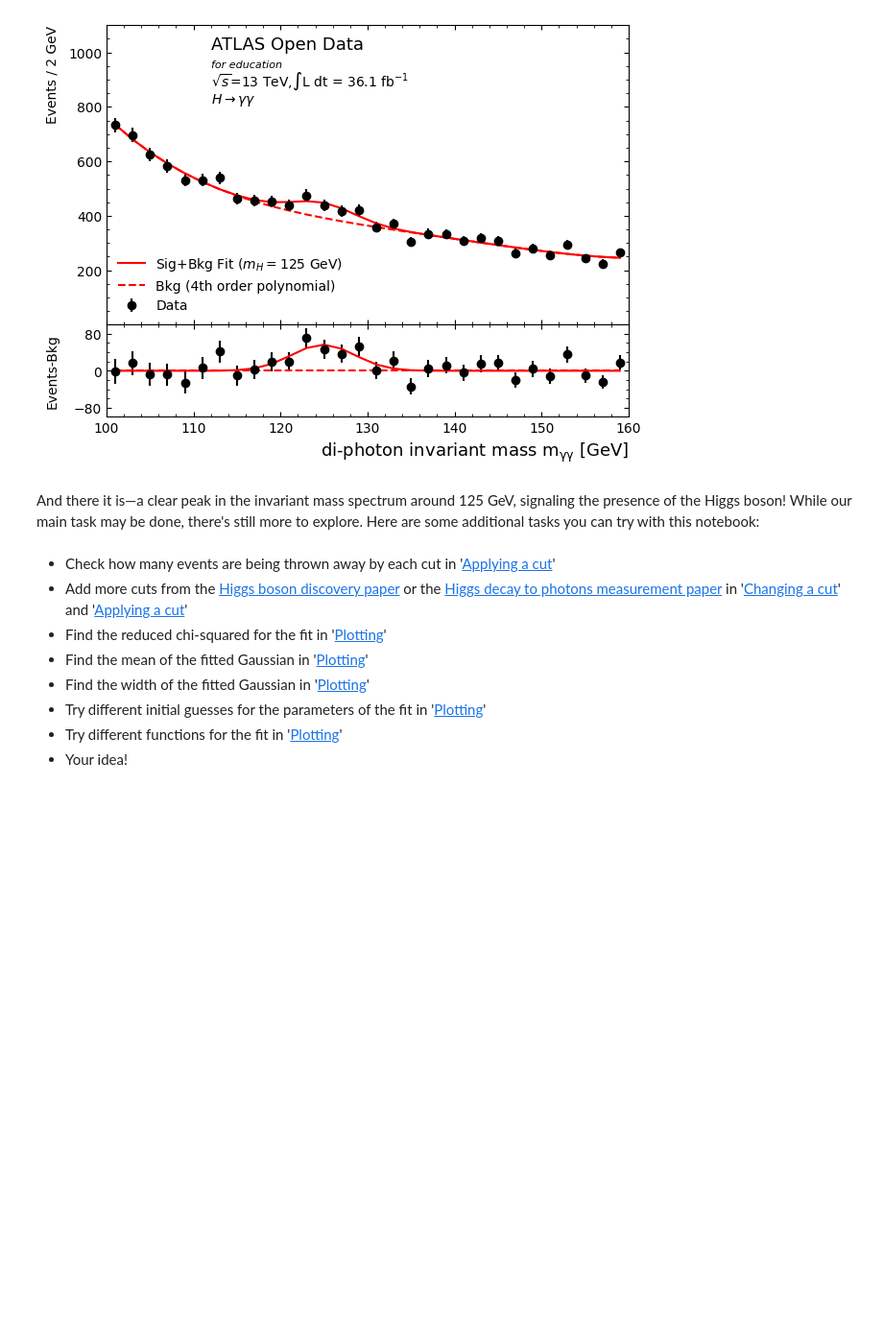
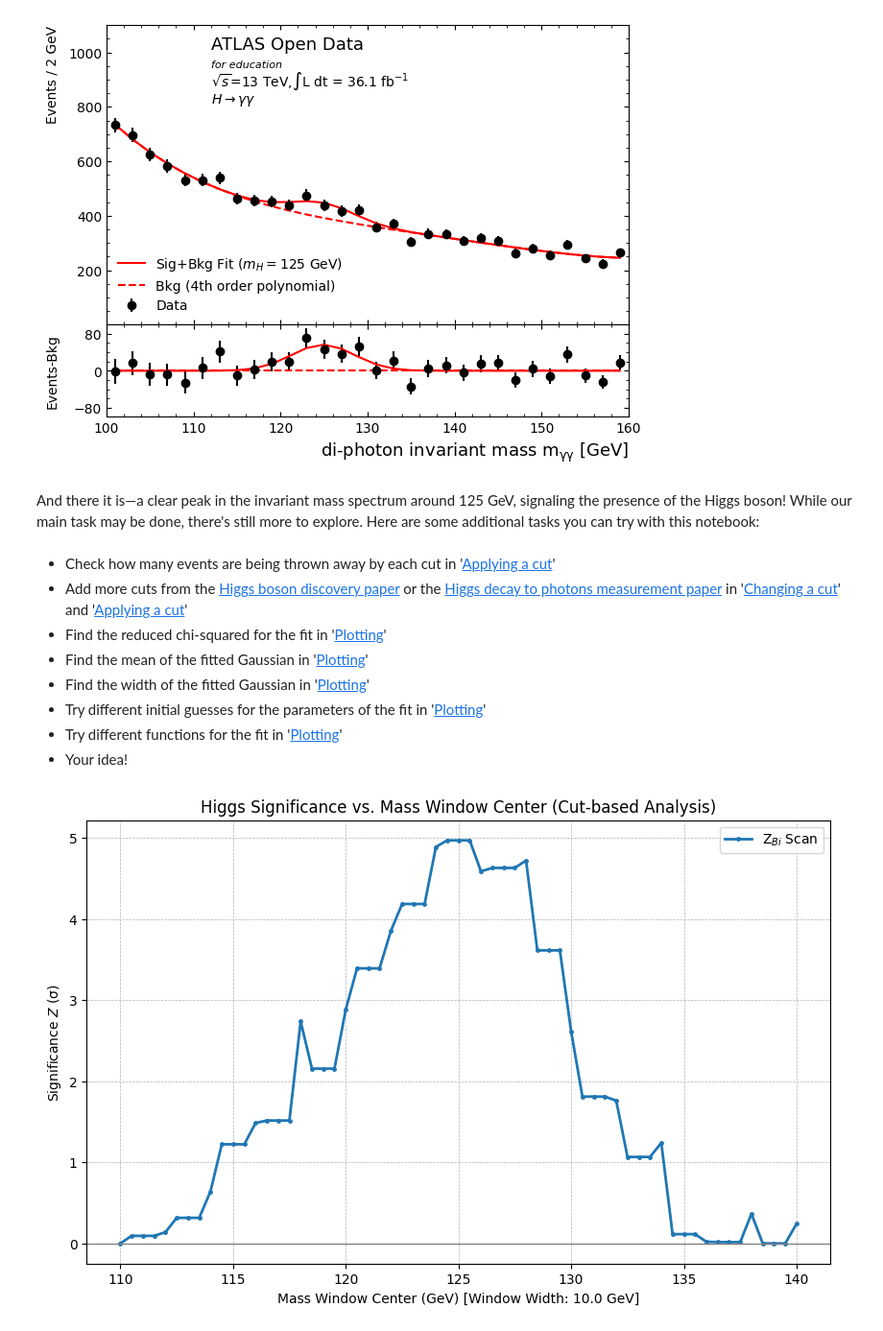
Before and after one commit to DevXinHuang/higgs_lovers, a Jupyter notebook: HyyAnalysisNew.ipynb, the cells around one changed output. Shown at 96% size. Drawn from its saved outputs; the diff is of its cells as text; code cells hidden in the pictures; blank space fills up the shorter version.

Commit message:
got the code to calculate Z value close to 5 sigmal

```diff
--- a/HyyAnalysisNew.ipynb
+++ b/HyyAnalysisNew.ipynb
@@ -640,3 +650,100 @@ And there it is—a clear peak in the invariant mass spectrum around 125 GeV, si
 * Try different initial guesses for the parameters of the fit in '[Plotting](#plotting)'
 * Try different functions for the fit in '[Plotting](#plotting)'
 * Your idea!
+# %%
+import numpy as np
+import matplotlib.pyplot as plt
+
+# 1) Define Z_bi function (Poonen-Bi formula for significance)
+def Z_bi(S, B):
+    # S: Number of signal events
+    # B: Number of background events
+    if B <= 0:
+        # If B is zero (or negative, though unlikely for counts), significance can be problematic.
+        # If S > 0 and B = 0, significance is theoretically infinite.
+        # For plotting or practical purposes, might return a large number or handle as special case.
+        # Here, returning S if B=0 and S>0 (approx for Poisson S events, 0 bkg), or 0 if S=0.
+        return S if S > 0 else 0.0
+    if S < 0: # Signal count should not be negative for this formula
+        S = 0.0 # Treat as no signal if data is below background
+    val_inside_log = 1 + S / B
+    term1 = (S + B) * np.log(val_inside_log)
+    # Ensure the argument of sqrt is non-negative due to potential floating point inaccuracies
+    sqrt_arg = 2 * (term1 - S)
+    return np.sqrt(max(0, sqrt_arg))
+
+# Ensure data_x, background, and bin_centres are available from previous cells.
+# These are typically defined in the cell performing the fit (e.g., cell 'de0d1f68').
+# data_x: histogram counts for all_data['mass']
+# background: polynomial background fit evaluated at bin_centres
+# bin_centres: centers of the histogram bins
+
+if 'data_x' not in globals() or 'background' not in globals() or 'bin_centres' not in globals():
+    print("Error: 'data_x', 'background', or 'bin_centres' not defined. \nPlease ensure the cell that calculates the data histogram and background fit (e.g., cell 'de0d1f68') has been run.")
+else:
+    # 2) Scan mass window centers
+    window_width = 10.0  # GeV, e.g., a fixed width like [120, 130] GeV implies a 10 GeV width
+    # Scan mass window centers, e.g., from 110 GeV to 140 GeV to cover the Higgs region well
+    # np.linspace(start, stop, num_points)
+    mass_centers_scan = np.linspace(110, 140, int((140 - 110) / 0.5) + 1)  # 0.5 GeV steps
+    Z_vals = []
+
+    for m_center in mass_centers_scan:
+        mass_window_low = m_center - window_width / 2
+        mass_window_high = m_center + window_width / 2
+
+        # Create a mask for bins whose centers fall within the current mass window
+        window_mask = (bin_centres >= mass_window_low) & (bin_centres <= mass_window_high)
+
+        if not np.any(window_mask): # If no bin centers fall into this window
+            Z_vals.append(0.0)
+            continue
+
+        N_data_in_window = np.sum(data_x[window_mask])
+        N_bkg_in_window = np.sum(background[window_mask])
+
+        # Calculate signal as Data - Background in the window
+        S_calc = N_data_in_window - N_bkg_in_window
+        # S_calc = max(0, N_data_in_window - N_bkg_in_window) # Optional: ensure signal is not negative
+        B_calc = N_bkg_in_window
+
+        Z_vals.append(Z_bi(S_calc, B_calc))
+
+    # 3) Plot significance vs mass window center
+    plt.figure(figsize=(10, 6))
+    plt.plot(mass_centers_scan, Z_vals, lw=2, marker='.', markersize=5, label="Z$_{Bi}$ Scan")
+    plt.xlabel(f"Mass Window Center (GeV) [Window Width: {window_width} GeV]")
+    plt.ylabel("Significance $Z$ (σ)")
+    plt.title("Higgs Significance vs. Mass Window Center (Cut-based Analysis)")
+    plt.grid(True, which='both', linestyle='--', linewidth=0.5)
+    plt.axhline(0, color='grey', lw=1) # Add a line at Z=0 for reference
+    plt.legend()
+    plt.show()
+
+    # 4) Pick the best operating point (mass window center)
+    if Z_vals and np.any(Z_vals): # Check if Z_vals is not empty and contains non-zero values
+        best_idx = np.argmax(Z_vals)
+        best_m_center = mass_centers_scan[best_idx]
+        best_Z = Z_vals[best_idx]
+
+        best_window_low = best_m_center - window_width / 2
+        best_window_high = best_m_center + window_width / 2
+
+        print(f"→ Best Mass Window Center = {best_m_center:.2f} GeV")
+        print(f"  Optimal Window: [{best_window_low:.2f}, {best_window_high:.2f}] GeV")
+        print(f"  Calculated Significance Z = {best_Z:.3f} σ")
+
+        # 5) Report event counts for the best window
+        best_window_mask = (bin_centres >= best_window_low) & (bin_centres <= best_window_high)
+        if np.any(best_window_mask):
+           N_data_best_window = np.sum(data_x[best_window_mask])
+           N_bkg_best_window = np.sum(background[best_window_mask])
+           S_best = N_data_best_window - N_bkg_best_window
+           # S_best = max(0, N_data_best_window - N_bkg_best_window) # Optional
+           print(f"  Events in optimal window: Data = {N_data_best_window:.2f}, Background Fit = {N_bkg_best_window:.2f}, Signal (est.) = {S_best:.2f}")
+        else:
+           print("  No bins found in the optimal window (this should not happen if Z_vals were calculated properly).")
+    else:
+        print("Could not determine best operating point. Z_vals might be empty, all zeros, or scan failed.")
+# %% [output]
+[figure, added]
```
Also changed, not shown: parts of 2 cells of this notebook.
